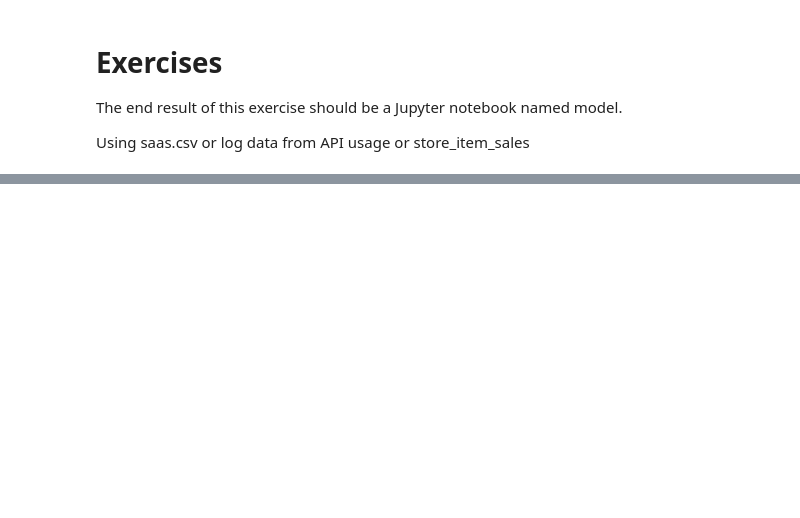
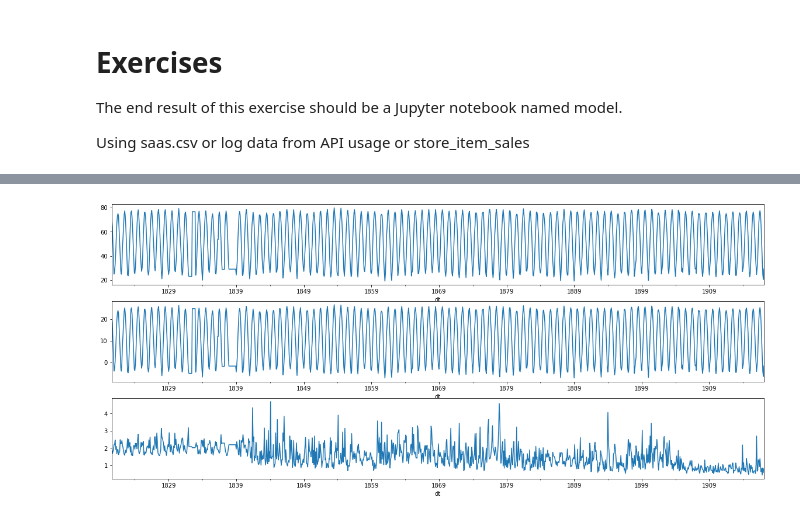
Before and after one commit to ljackson707/time-series-exercises, a Jupyter notebook: data_modeling/modeling_exercises.ipynb, the cells around one changed output, grey strips where cells are left out. Drawn from its saved outputs; the diff is of its cells as text; code cells hidden in the pictures; blank space fills up the shorter version.

```diff
--- a/data_modeling/modeling_exercises.ipynb
+++ b/data_modeling/modeling_exercises.ipynb
@@ -45,0 +135,2 @@ df.head()
+# %%
+df = df.fillna(method='ffill')
@@ -45,0 +230,17 @@ df.head()
+# %%
+def plot_temp_data(train):
+
+    plt.figure(figsize=(20, 30))
+
+    plt.subplot(10,1,1)
+    train.avg_temp_f.plot()
+
+    plt.subplot(10,1,2)
+    train.AverageTemperature.plot()
+
+    plt.subplot(10,1,3)
+    train.AverageTemperatureUncertainty.plot()
+# %%
+plot_temp_data(train)
+# %% [output]
+[figure, added]
```
Also changed, not shown: parts of 80 cells of this notebook.
